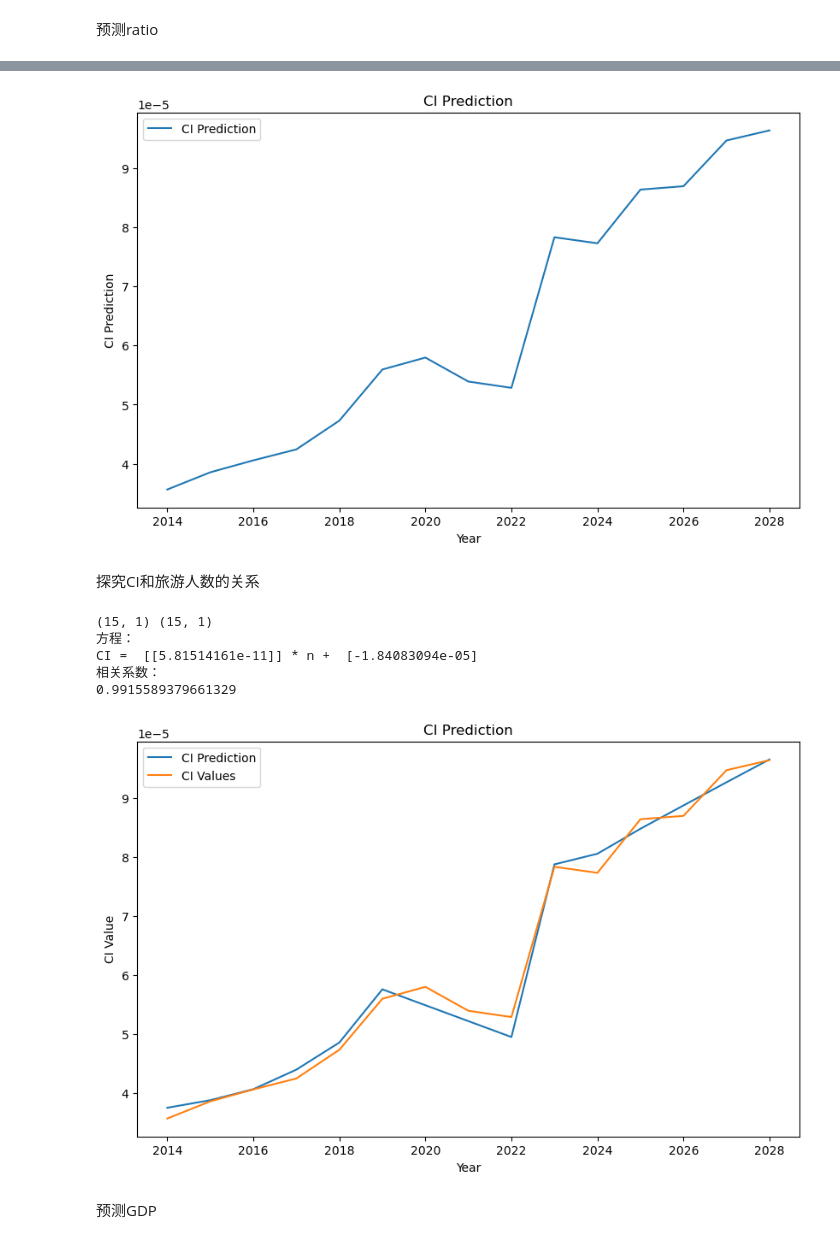
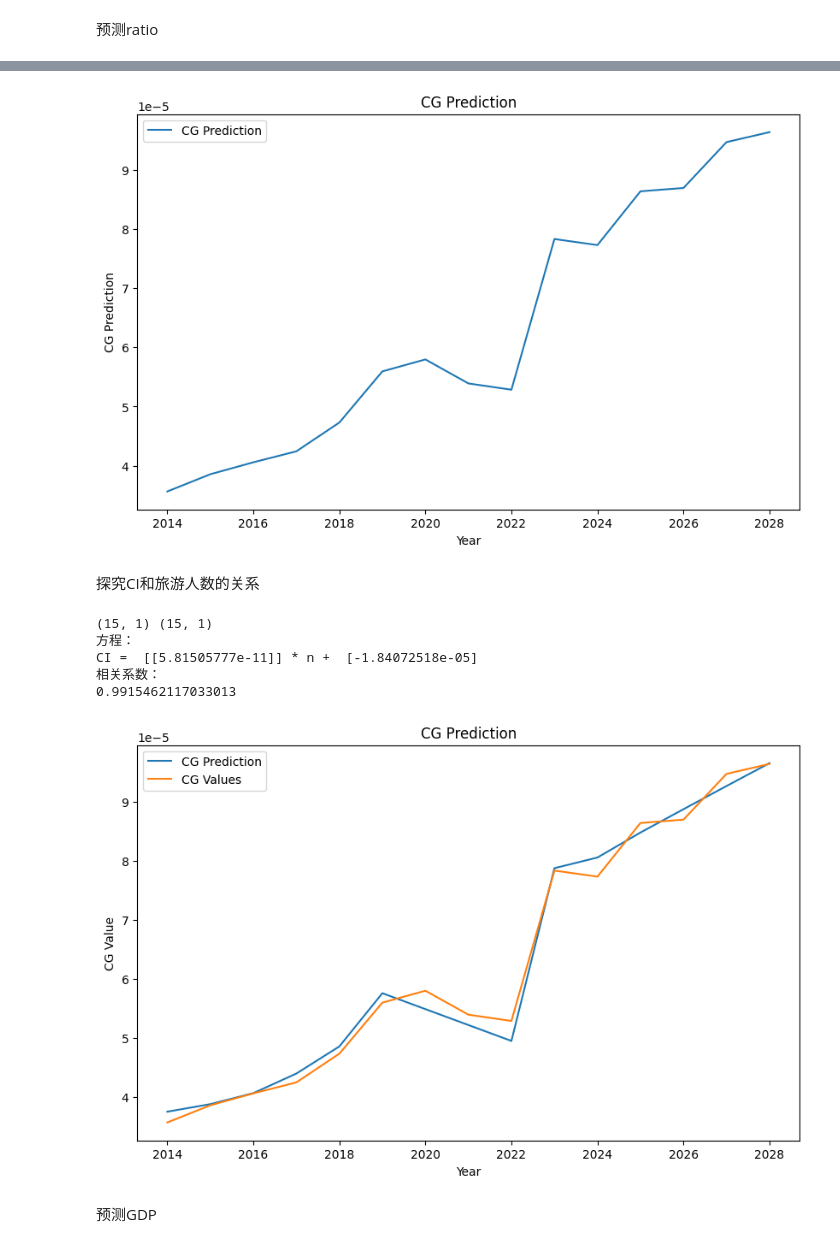
Before and after one commit to BlackMaple1203/MCM, a Jupyter notebook: Code/environment/kaya.ipynb, the cells around one changed output, grey strips where cells are left out. Cells and saved outputs as stored; diff of their text form; code cells hidden in the pictures.

```diff
--- a/Code/environment/kaya.ipynb
+++ b/Code/environment/kaya.ipynb
@@ -131,20 +149,20 @@ plt.show()
 # %%
 # 预测旅游的CI：用总的CI乘以预测的旅游收入比例
 CI_pred = [mean_CI * i for i in combined_df0['Tourist_Ratio']]
 
 CI_pred = [float(ci) for ci in CI_pred]
 CI_pred
 
 # 画图
 plt.figure(figsize=(10, 6))
-plt.plot(combined_df0.index, CI_pred, label="CI Prediction")
+plt.plot(combined_df0.index, CI_pred, label="CG Prediction")
 plt.xlabel("Year")
-plt.ylabel("CI Prediction")
-plt.title("CI Prediction")
+plt.ylabel("CG Prediction")
+plt.title("CG Prediction")
 plt.legend()
 plt.show()
 # %% [output]
-[figure, old version]
+[figure, new version]
 # %% [markdown]
 探究CI和旅游人数的关系
 # %%
@@ -170,20 +188,20 @@ print(r)
 y_pred = model_CI_num.predict(X)
 
 plt.figure(figsize=(10, 6))
-plt.plot(kd["Year"], y_pred, label="CI Prediction")
-plt.plot(kd["Year"], CI_pred, label="CI Values")
+plt.plot(kd["Year"], y_pred, label="CG Prediction")
+plt.plot(kd["Year"], CI_pred, label="CG Values")
 plt.xlabel("Year")
-plt.ylabel("CI Value")
-plt.title("CI Prediction")
+plt.ylabel("CG Value")
+plt.title("CG Prediction")
 plt.legend()
 plt.show()
 # %% [output]
 (15, 1) (15, 1)
 方程：
-CI =  [[5.81514161e-11]] * n +  [-1.84083094e-05]
+CI =  [[5.81505777e-11]] * n +  [-1.84072518e-05]
 相关系数：
-0.9915589379661329
+0.9915462117033013
-[figure, old version]
+[figure, new version]
 # %% [markdown]
 预测GDP
 # %%
```
Also changed, not shown: parts of 9 cells of this notebook, 17 other files.
